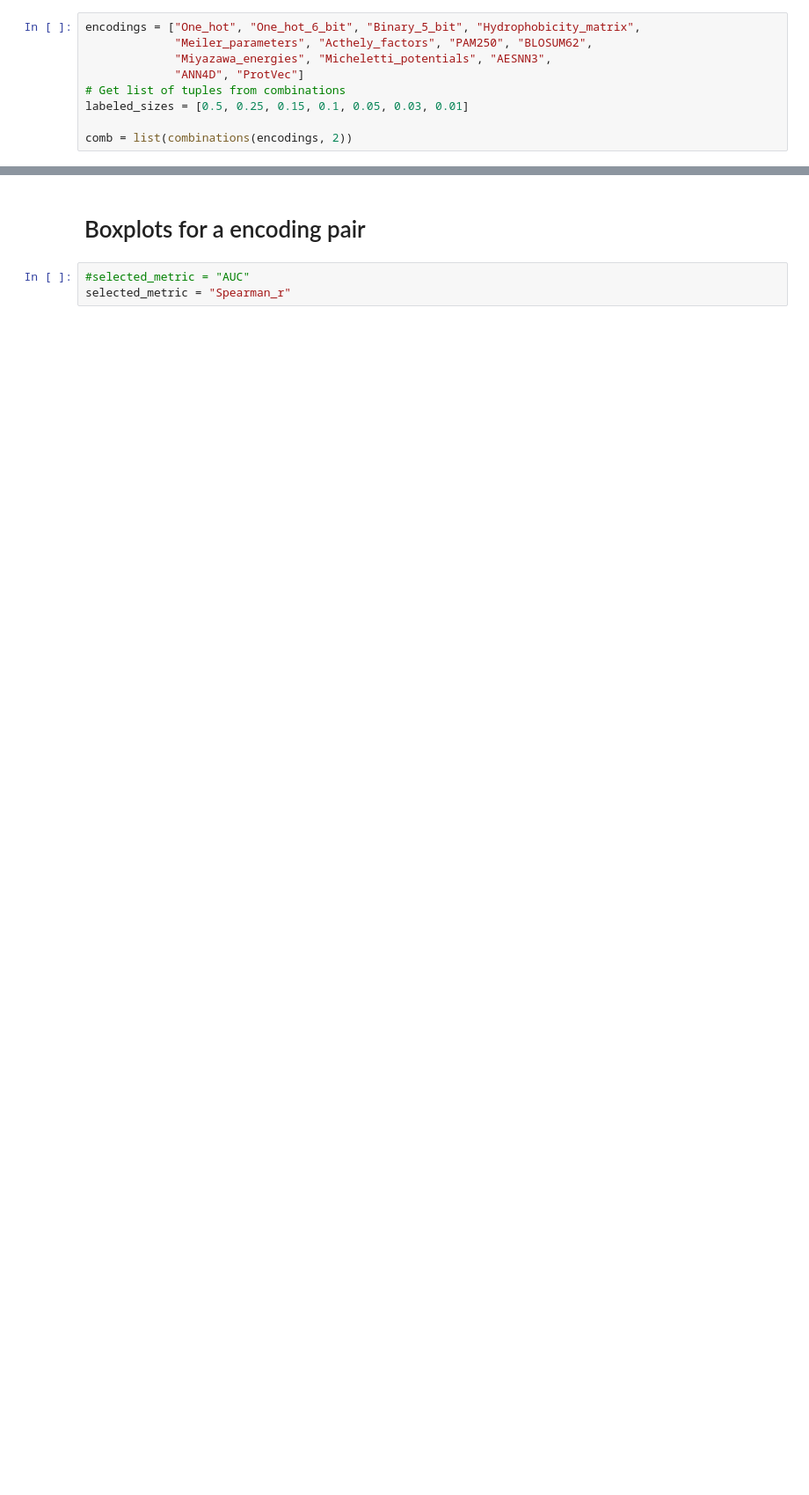
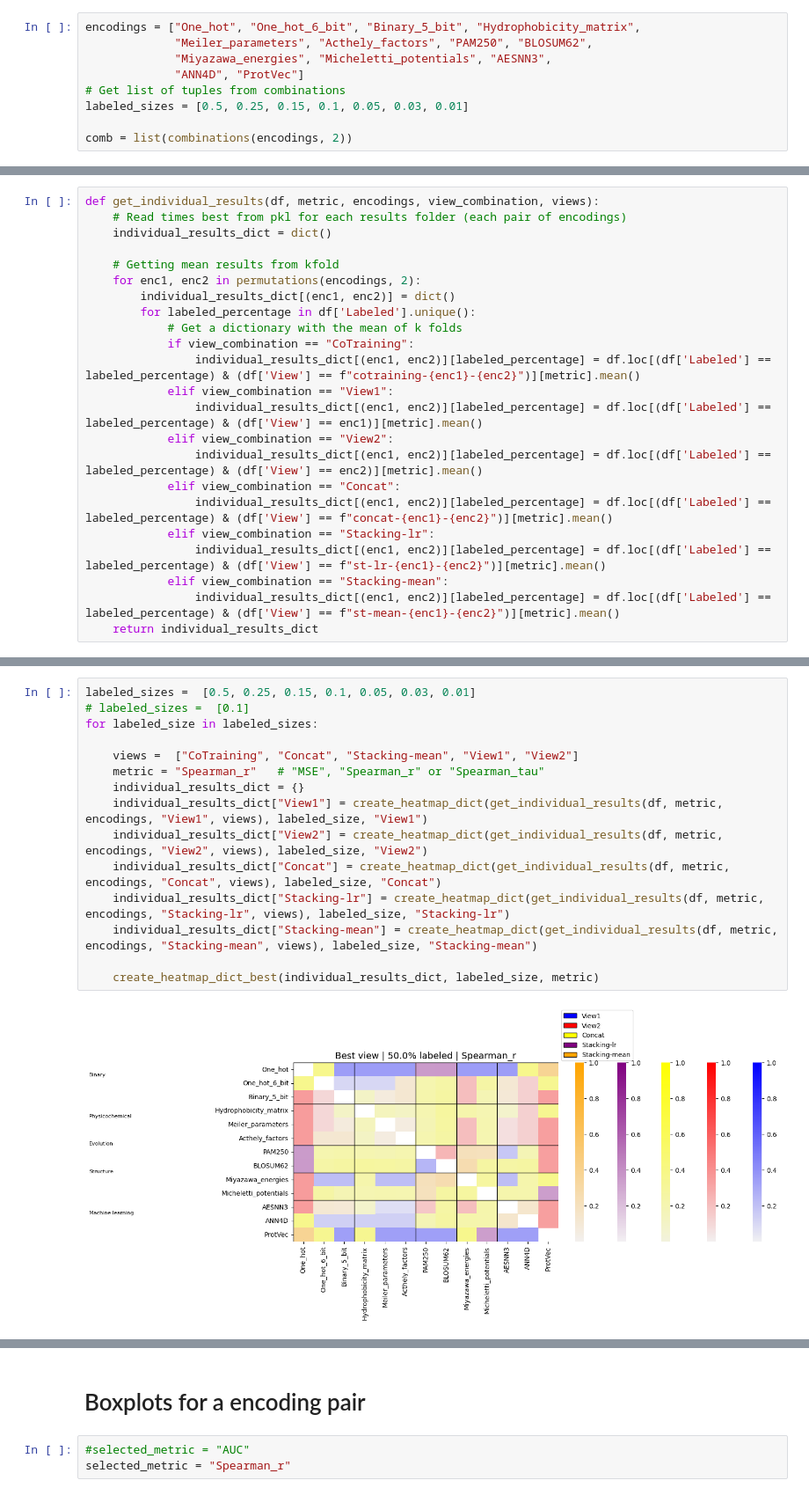
Before and after one commit to JoseBarbero/MultiencodingFitnessPrediction, a Jupyter notebook: Encodings/CombineEncodings_analysis_regression.ipynb, the cells around one changed output, grey strips where cells are left out. Shown at 88% size. Cells and saved outputs as stored; diff of their text form; blank space fills up the shorter version.

```diff
--- a/Encodings/CombineEncodings_analysis_regression.ipynb
+++ b/Encodings/CombineEncodings_analysis_regression.ipynb
@@ -92,6 +124,29 @@ def get_one_vs_all_results(df, metric, encodings, view, views):
             # Get the difference between means[view] and the maximum of the rest of the values of the dictionary
             one_vs_all_dict[(enc1, enc2)][labeled_percentage] = means[view] - max([means[rival] for rival in views if rival != view])
     return one_vs_all_dict
+# %%
+def get_individual_results(df, metric, encodings, view_combination, views):
+    # Read times best from pkl for each results folder (each pair of encodings)
+    individual_results_dict = dict()
+
+    # Getting mean results from kfold
+    for enc1, enc2 in permutations(encodings, 2):
+        individual_results_dict[(enc1, enc2)] = dict()
+        for labeled_percentage in df['Labeled'].unique():
+            # Get a dictionary with the mean of k folds
+            if view_combination == "CoTraining":
+                individual_results_dict[(enc1, enc2)][labeled_percentage] = df.loc[(df['Labeled'] == labeled_percentage) & (df['View'] == f"cotraining-{enc1}-{enc2}")][metric].mean()
+            elif view_combination == "View1":
+                individual_results_dict[(enc1, enc2)][labeled_percentage] = df.loc[(df['Labeled'] == labeled_percentage) & (df['View'] == enc1)][metric].mean()
+            elif view_combination == "View2":
+                individual_results_dict[(enc1, enc2)][labeled_percentage] = df.loc[(df['Labeled'] == labeled_percentage) & (df['View'] == enc2)][metric].mean()
+            elif view_combination == "Concat":
+                individual_results_dict[(enc1, enc2)][labeled_percentage] = df.loc[(df['Labeled'] == labeled_percentage) & (df['View'] == f"concat-{enc1}-{enc2}")][metric].mean()
+            elif view_combination == "Stacking-lr":
+                individual_results_dict[(enc1, enc2)][labeled_percentage] = df.loc[(df['Labeled'] == labeled_percentage) & (df['View'] == f"st-lr-{enc1}-{enc2}")][metric].mean()
+            elif view_combination == "Stacking-mean":
+                individual_results_dict[(enc1, enc2)][labeled_percentage] = df.loc[(df['Labeled'] == labeled_percentage) & (df['View'] == f"st-mean-{enc1}-{enc2}")][metric].mean()
+    return individual_results_dict
 # %%
 import pandas as pd
 
@@ -154,0 +277,17 @@ def create_heatmap_dict(one_vs_all_dict, labeled, view):
+# %%
+labeled_sizes =  [0.5, 0.25, 0.15, 0.1, 0.05, 0.03, 0.01]
+# labeled_sizes =  [0.1]
+for labeled_size in labeled_sizes:
+
+    views =  ["CoTraining", "Concat", "Stacking-mean", "View1", "View2"]
+    metric = "Spearman_r"   # "MSE", "Spearman_r" or "Spearman_tau"
+    individual_results_dict = {}
+    individual_results_dict["View1"] = create_heatmap_dict(get_individual_results(df, metric, encodings, "View1", views), labeled_size, "View1")
+    individual_results_dict["View2"] = create_heatmap_dict(get_individual_results(df, metric, encodings, "View2", views), labeled_size, "View2")
+    individual_results_dict["Concat"] = create_heatmap_dict(get_individual_results(df, metric, encodings, "Concat", views), labeled_size, "Concat")
+    individual_results_dict["Stacking-lr"] = create_heatmap_dict(get_individual_results(df, metric, encodings, "Stacking-lr", views), labeled_size, "Stacking-lr")
+    individual_results_dict["Stacking-mean"] = create_heatmap_dict(get_individual_results(df, metric, encodings, "Stacking-mean", views), labeled_size, "Stacking-mean")
+
+    create_heatmap_dict_best(individual_results_dict, labeled_size, metric)
+# %% [output]
+[figure, added]
```
Also changed, not shown: parts of 12 cells of this notebook, 3 other files.
